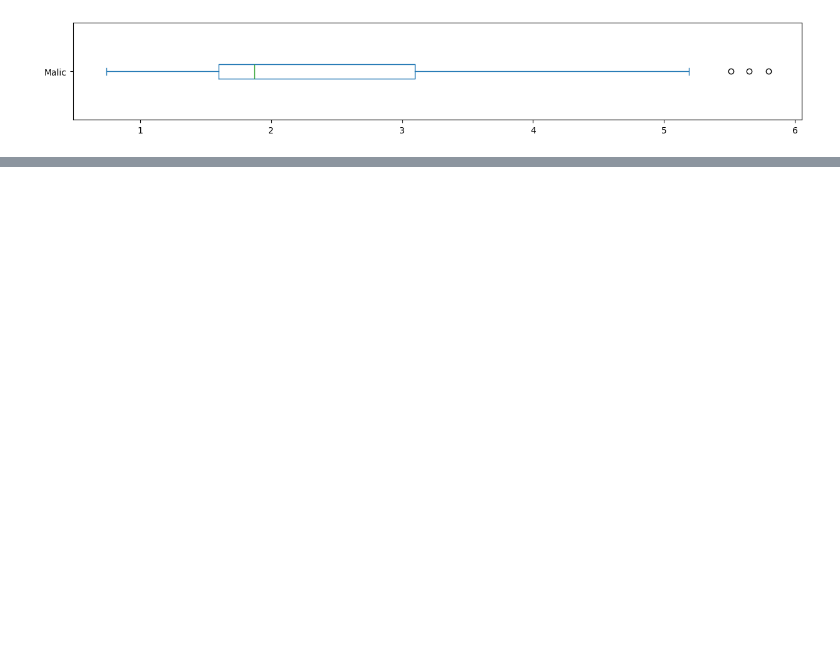
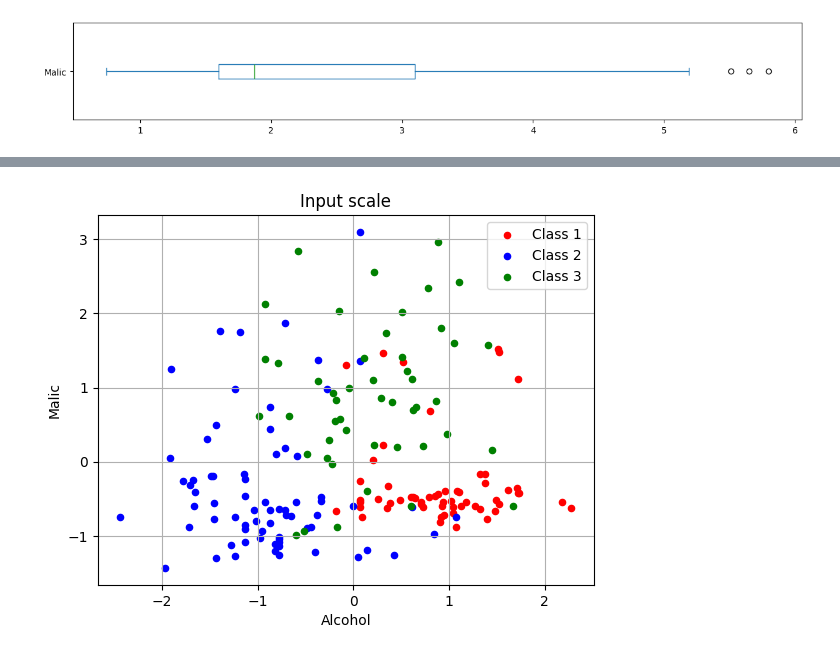
Before and after one commit to NewKanvas/Senac, a Jupyter notebook: IPython/Aula15.ipynb, the cells around one changed output, grey strips where cells are left out. Cells and saved outputs as stored; diff of their text form; code cells hidden in the pictures; blank space fills up the shorter version.

```diff
--- a/IPython/Aula15.ipynb
+++ b/IPython/Aula15.ipynb
@@ -44,0 +108,6 @@ Alcohol=1.00, Malic acid=1.00
+# %%
+ax = wine_data_standardized[wine_data_standardized['Class']==1].plot.scatter(x="Alcohol", y="Malic", color="Red", label="Class 1")
+ax = wine_data_standardized[wine_data_standardized['Class']==2].plot.scatter(x="Alcohol", y="Malic", color="Blue", label="Class 2", ax=ax)
+wine_data_standardized[wine_data_standardized['Class']==3].plot.scatter(x="Alcohol", y="Malic", color="Green", label="Class 3", ax=ax, grid=True, title = "Input scale");
+# %% [output]
+[figure, added]
```
Also changed, not shown: parts of 50 cells of this notebook, 2 other files.
